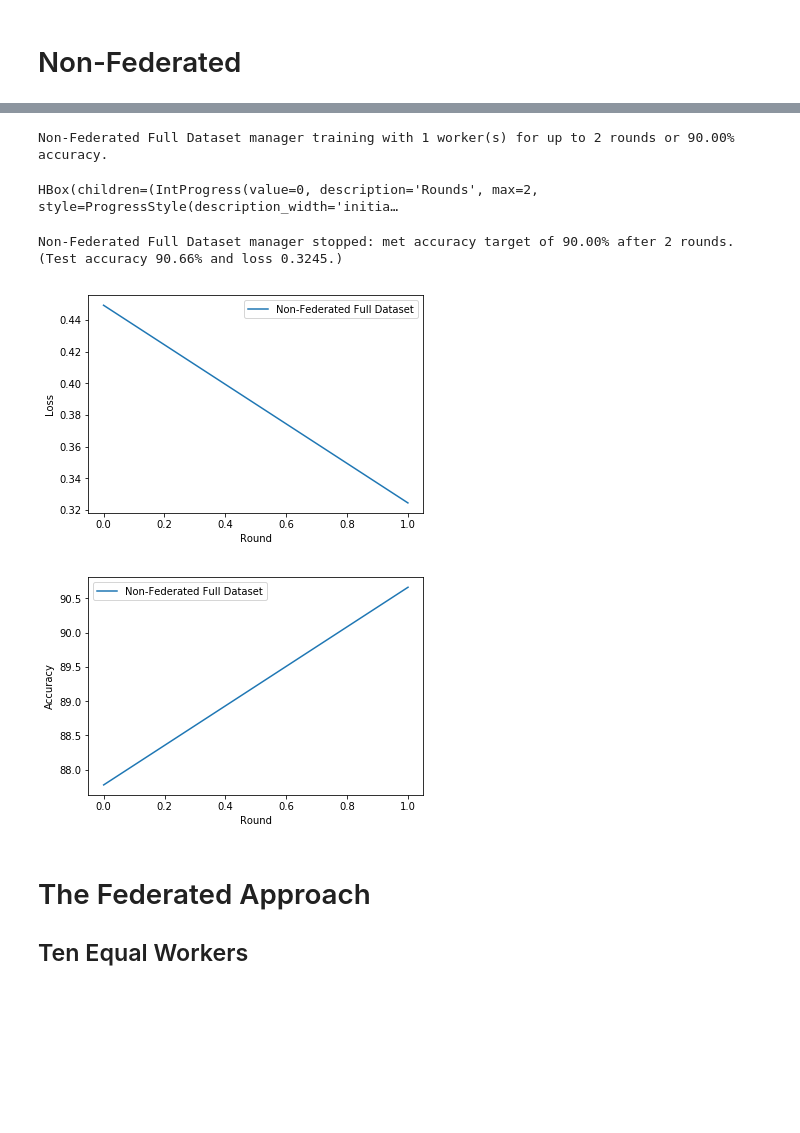
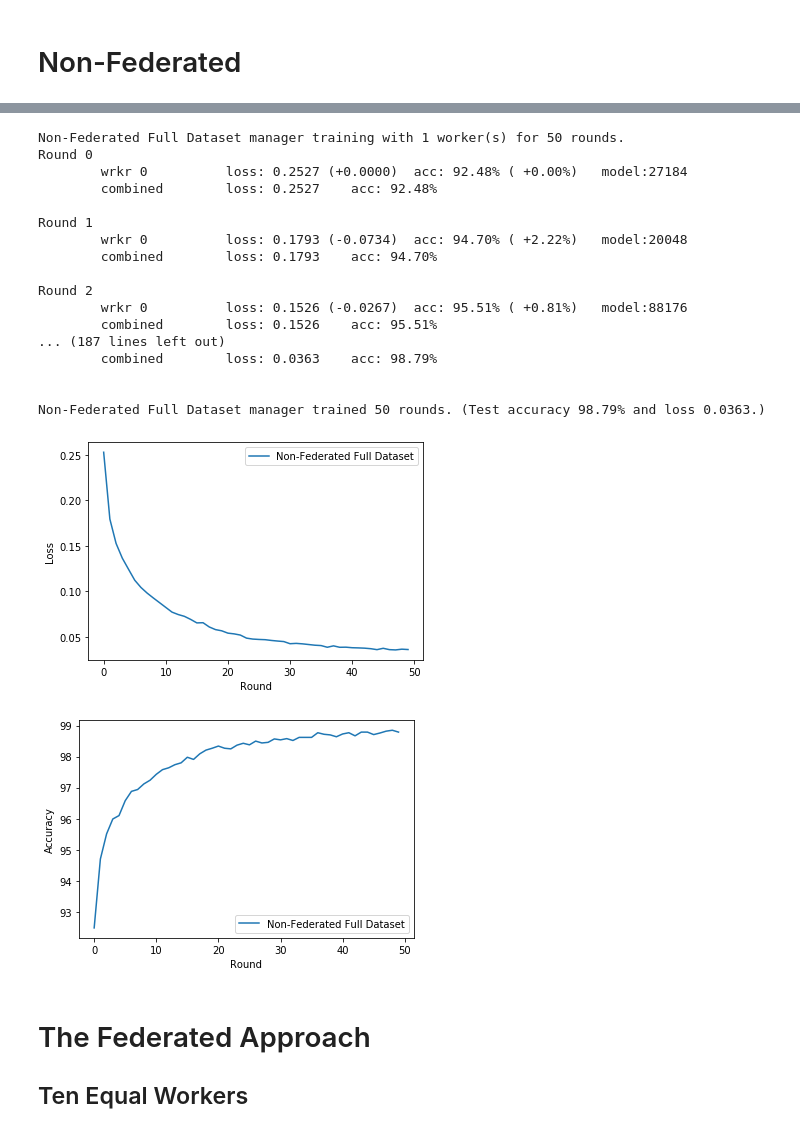
Before and after one commit to rmicallef/bfpytorch, a Jupyter notebook: specialist.ipynb, the cells around one changed output, grey strips where cells are left out. Saved outputs shown, nothing was run; the diff lists cells and outputs as text; code cells hidden in the pictures; blank space fills up the shorter version.

```diff
--- a/specialist.ipynb
+++ b/specialist.ipynb
@@ -88,10 +93,20 @@ class FederatedManager:
         Compute the loss and accuracy of model on test set.
         """
         model = model or self.model
+
+        model = model.to('cuda')
+
         was_training = model.training
         model.train(False)
         with torch.no_grad():
+
+            self.Xtest = self.Xtest.to('cuda')
+            self.ytest = self.ytest.to('cuda')
+
             output = model(self.Xtest)
+
+            output = output.to('cuda')
+
             loss = self.loss_fn(output, self.ytest).item()
             pred = output.argmax(dim=1, keepdim=True)
             correct = pred.eq(self.ytest.view_as(pred)).sum().item()
@@ -411,8 +463,8 @@ train_dl = DataLoader(train_dset, batch_size=train_batch_size, shuffle=True)
 test_dl = DataLoader(test_dset, batch_size=test_batch_size, shuffle=True)
 # %%
 # default training targets
-default_n_rounds = 2
-default_target_acc = 90.0
+default_n_rounds = 50
+default_target_acc = None
 # %% [markdown]
 # Non-Federated
 # %%
@@ -429,15 +479,29 @@ HBox(children=(IntProgress(value=0, description='Counting examples', max=1, styl
 # %%
-nonfed_alldata_mgr = FederatedManager('Non-Federated Full Dataset', [train_dl], test_dset, Net)
+nonfed_alldata_mgr = FederatedManager('Non-Federated Full Dataset', [train_dl], test_dset, Net, verbose=True)
 
 run_mgr(nonfed_alldata_mgr, default_n_rounds, target_acc=default_target_acc)
 
 plot_mgr(nonfed_alldata_mgr)
 # %% [output]
-Non-Federated Full Dataset manager training with 1 worker(s) for up to 2 rounds or 90.00% accuracy.
+Non-Federated Full Dataset manager training with 1 worker(s) for 50 rounds.
+Round 0
+        wrkr 0          loss: 0.2527 (+0.0000)  acc: 92.48% ( +0.00%)   model:27184
+        combined        loss: 0.2527    acc: 92.48%
+
+Round 1
+        wrkr 0          loss: 0.1793 (-0.0734)  acc: 94.70% ( +2.22%)   model:20048
+        combined        loss: 0.1793    acc: 94.70%
+
+Round 2
+        wrkr 0          loss: 0.1526 (-0.0267)  acc: 95.51% ( +0.81%)   model:88176
+        combined        loss: 0.1526    acc: 95.51%
+... (187 lines left out)
+        combined        loss: 0.0363    acc: 98.79%
+
+
+Non-Federated Full Dataset manager trained 50 rounds. (Test accuracy 98.79% and loss 0.0363.)
-HBox(children=(IntProgress(value=0, description='Rounds', max=2, style=ProgressStyle(description_width='initia…
-Non-Federated Full Dataset manager stopped: met accuracy target of 90.00% after 2 rounds. (Test accuracy 90.66% and loss 0.3245.)
-[figure, old version]
+[figure, new version]
-[figure, old version]
+[figure, new version]
 # %% [markdown]
 # The Federated Approach
 
```
Also changed, not shown: parts of 61 cells of this notebook.
